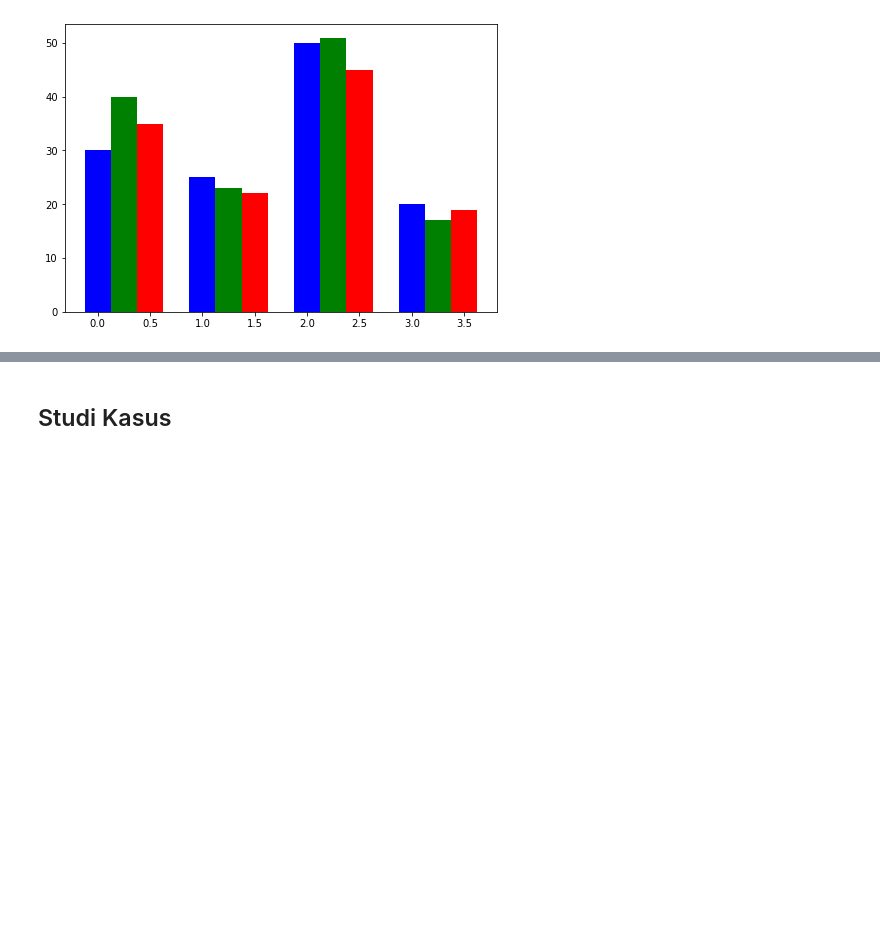
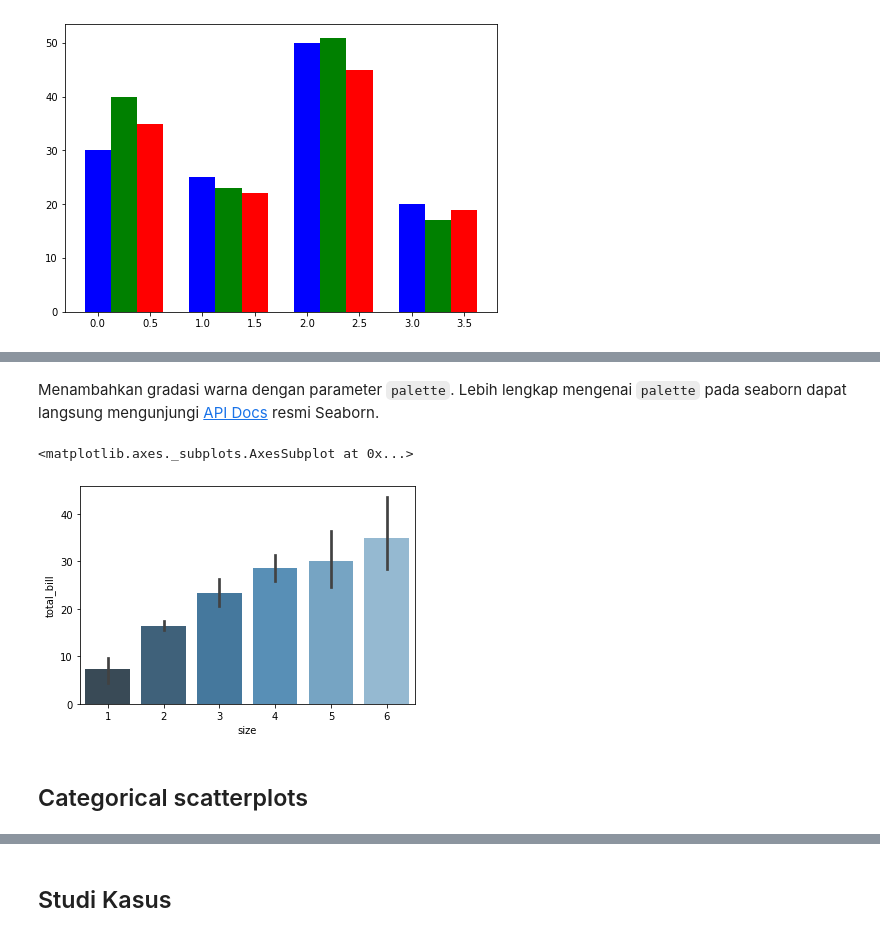
Before and after one commit to rudyhendrawn/data-course, a Jupyter notebook: data-visualization/Plot-Categorical.ipynb, the cells around one changed output, grey strips where cells are left out. Cells and saved outputs as stored; diff of their text form; code cells hidden in the pictures; blank space fills up the shorter version.

Commit message:
update viz with seaborn

```diff
--- a/data-visualization/Plot-Categorical.ipynb
+++ b/data-visualization/Plot-Categorical.ipynb
@@ -30,0 +59,9 @@ ax.bar(X+0.50, data[2], color='r', width=0.25)
+# %% [markdown]
+Menambahkan gradasi warna dengan parameter `palette`. Lebih lengkap mengenai `palette` pada seaborn dapat langsung mengunjungi [API Docs](https://seaborn.pydata.org/tutorial/color_palettes.html) resmi Seaborn.
+# %%
+sns.barplot(x='size', y='total_bill', data=tips, palette='Blues_d')
+# %% [output]
+<matplotlib.axes._subplots.AxesSubplot at 0x...>
+[figure, added]
+# %% [markdown]
+## Categorical scatterplots
```
Also changed, not shown: parts of 25 cells of this notebook, 1 other file.
